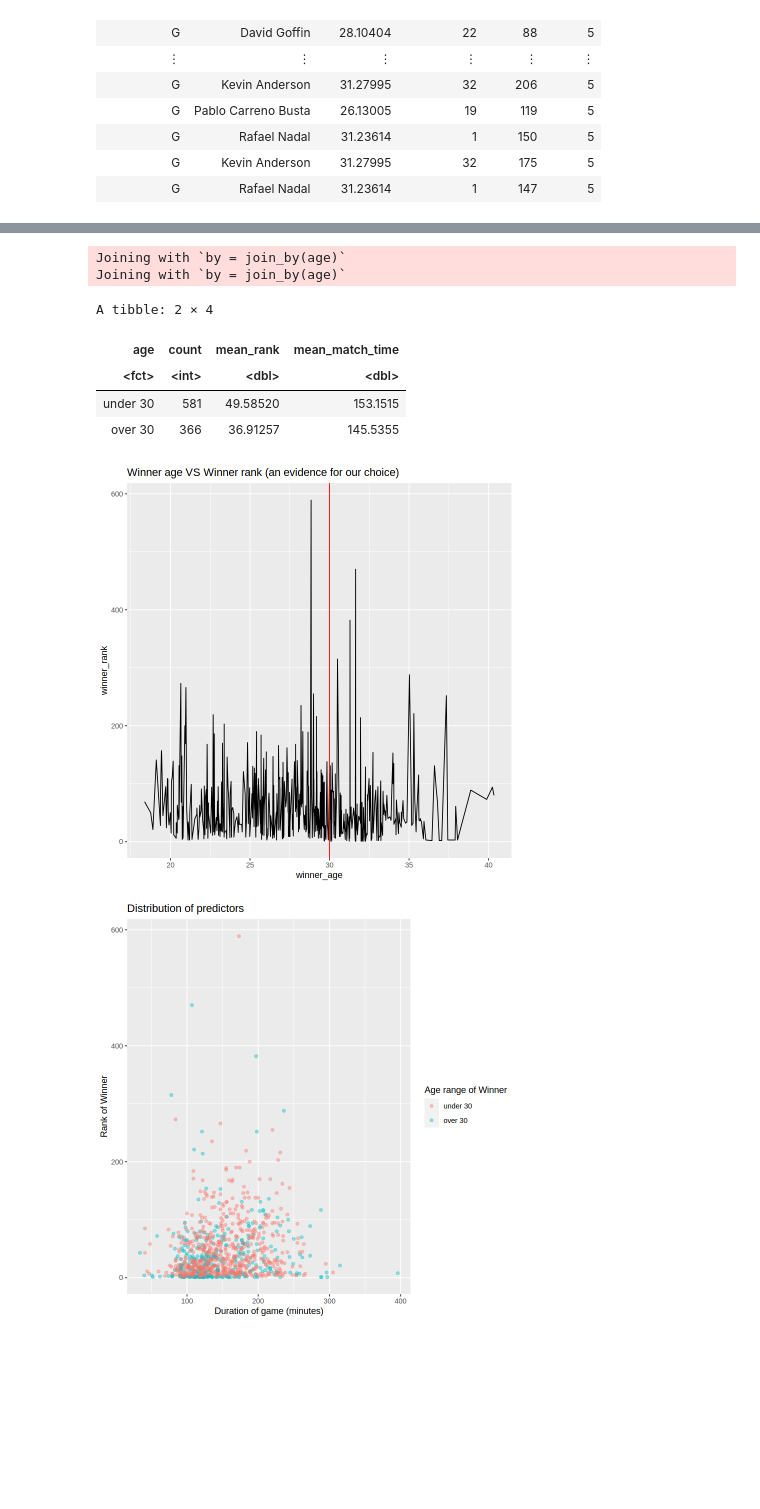
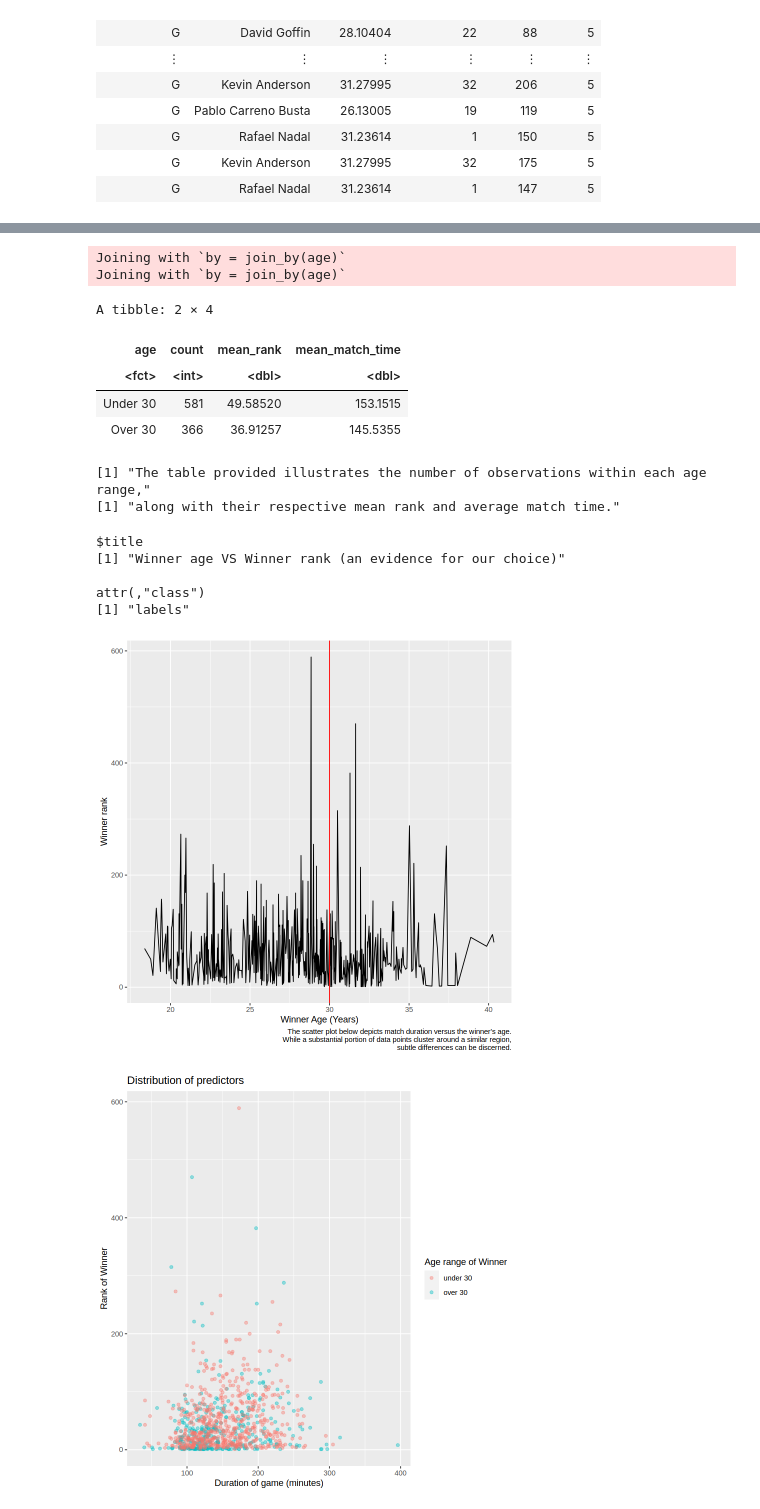
Before and after one commit to Windy-Huang/DSCI-100-009-22, a Jupyter notebook: tennis.ipynb, the cells around one changed output, grey strips where cells are left out. Saved outputs shown, nothing was run; the diff lists cells and outputs as text; code cells hidden in the pictures; blank space fills up the shorter version.

Commit message:
added captions to reduce word count

```diff
--- a/tennis.ipynb
+++ b/tennis.ipynb
@@ -114,23 +129,37 @@ stats <- tennis_training |>
     inner_join(rank) |>
     inner_join(time)
 stats
+print("The table provided illustrates the number of observations within each age range,")
+print("along with their respective mean rank and average match time.")
 # %% [output]
 Joining with `by = join_by(age)`
 Joining with `by = join_by(age)`
 A tibble: 2 × 4
 | age | count | mean_rank | mean_match_time |
 | <fct> | <int> | <dbl> | <dbl> |
-| under 30 | 581 | 49.58520 | 153.1515 |
-| over 30 | 366 | 36.91257 | 145.5355 |
+| Under 30 | 581 | 49.58520 | 153.1515 |
+| Over 30 | 366 | 36.91257 | 145.5355 |
+[1] "The table provided illustrates the number of observations within each age range,"
+[1] "along with their respective mean rank and average match time."
 # %%
 match_plot <- tennis_training |>
     ggplot(aes(x=winner_age, y=winner_rank)) +
     geom_line() +
     geom_vline(xintercept=30, color="red") +
+    labs(x="Winner Age (Years)",
+         y="Winner rank",
+         caption="The scatter plot below depicts match duration versus the winner's age.
+                  While a substantial portion of data points cluster around a similar region,
+                  subtle differences can be discerned.")
     ggtitle("Winner age VS Winner rank (an evidence for our choice)")
 match_plot
 # %% [output]
+$title
+[1] "Winner age VS Winner rank (an evidence for our choice)"
+
+attr(,"class")
+[1] "labels"
-[figure, old version]
+[figure, new version]
 # %%
 tennis_plot <- tennis_training |>
     ggplot(aes(x=minutes, y=winner_rank, color=age)) +
```
Also changed, not shown: parts of 2 cells of this notebook.
